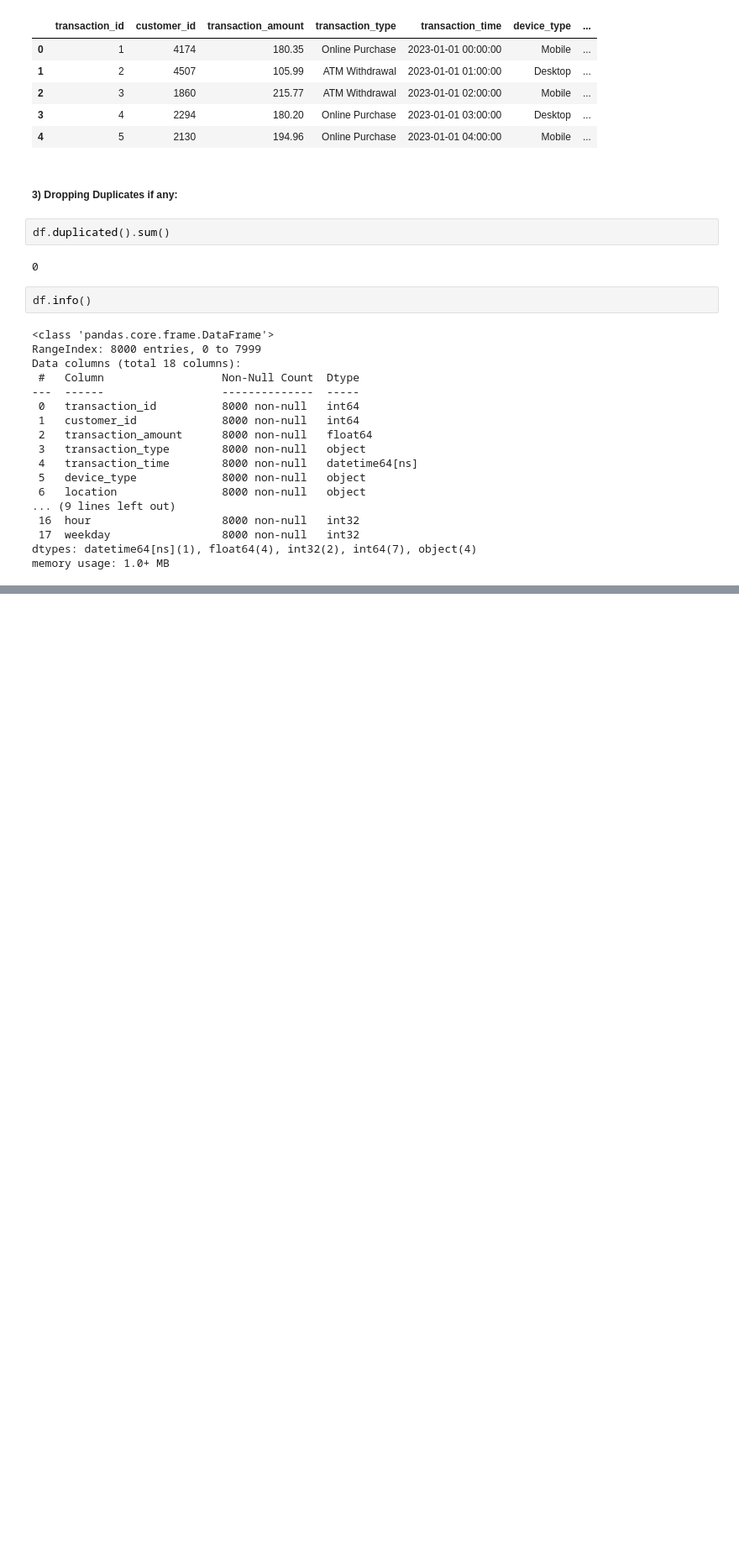
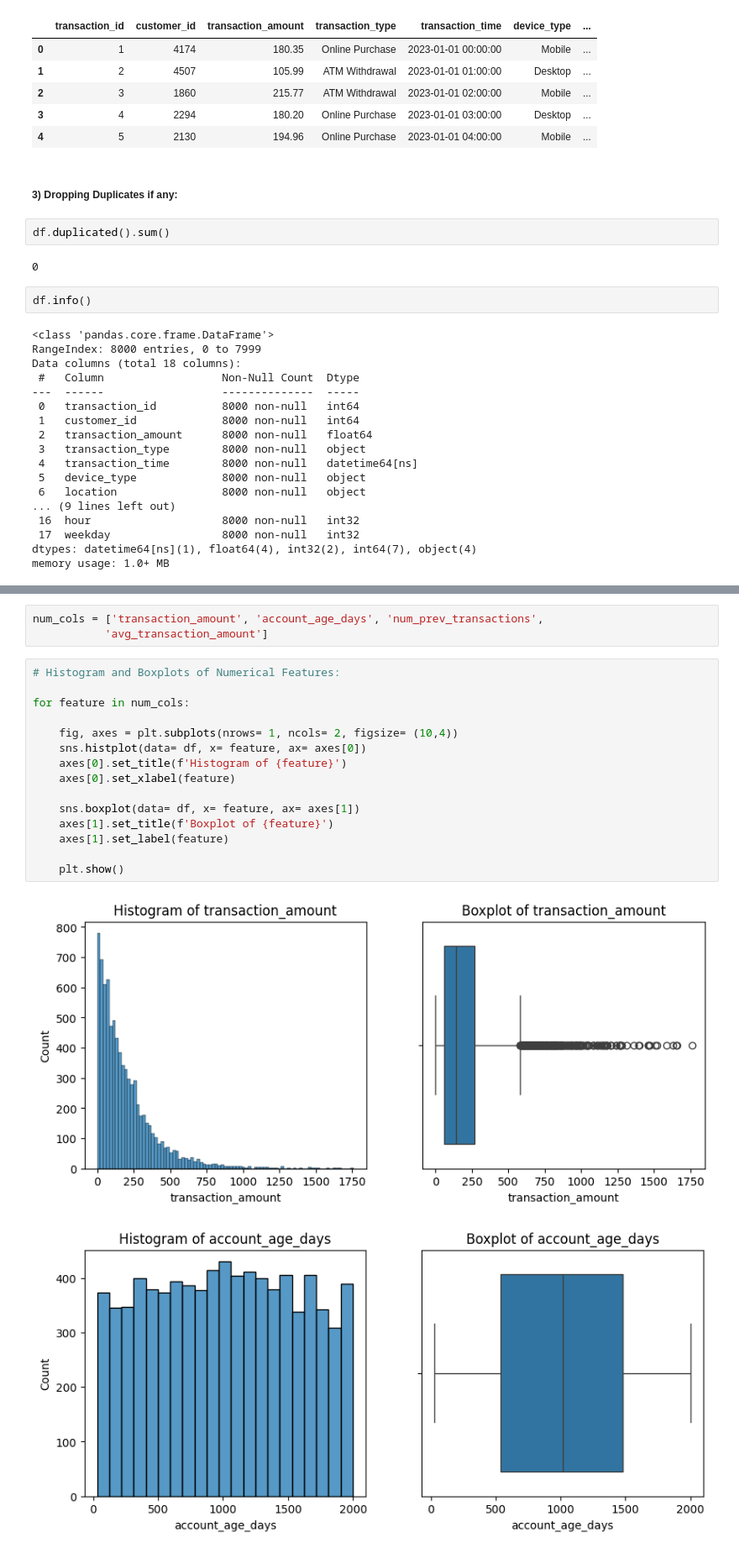
Before and after one commit to Shailya777/Fraud-Detection-EDA, a Jupyter notebook: notebooks/Fraud Detection.ipynb, the cells around one changed output, grey strips where cells are left out. Shown at 84% size. Cells and saved outputs as stored; diff of their text form; blank space fills up the shorter version.

Commit message:
Univariate Analysis (Numerical Features)

```diff
--- a/notebooks/Fraud Detection.ipynb
+++ b/notebooks/Fraud Detection.ipynb
@@ -512,0 +561,21 @@ memory usage: 1.0+ MB
+# %%
+num_cols = ['transaction_amount', 'account_age_days', 'num_prev_transactions',
+           'avg_transaction_amount']
+# %%
+# Histogram and Boxplots of Numerical Features:
+
+for feature in num_cols:
+
+    fig, axes = plt.subplots(nrows= 1, ncols= 2, figsize= (10,4))
+    sns.histplot(data= df, x= feature, ax= axes[0])
+    axes[0].set_title(f'Histogram of {feature}')
+    axes[0].set_xlabel(feature)
+
+    sns.boxplot(data= df, x= feature, ax= axes[1])
+    axes[1].set_title(f'Boxplot of {feature}')
+    axes[1].set_label(feature)
+
+    plt.show()
+# %% [output]
+[figure, added]
+[figure, added]
```
Also changed, not shown: parts of 8 cells of this notebook.
